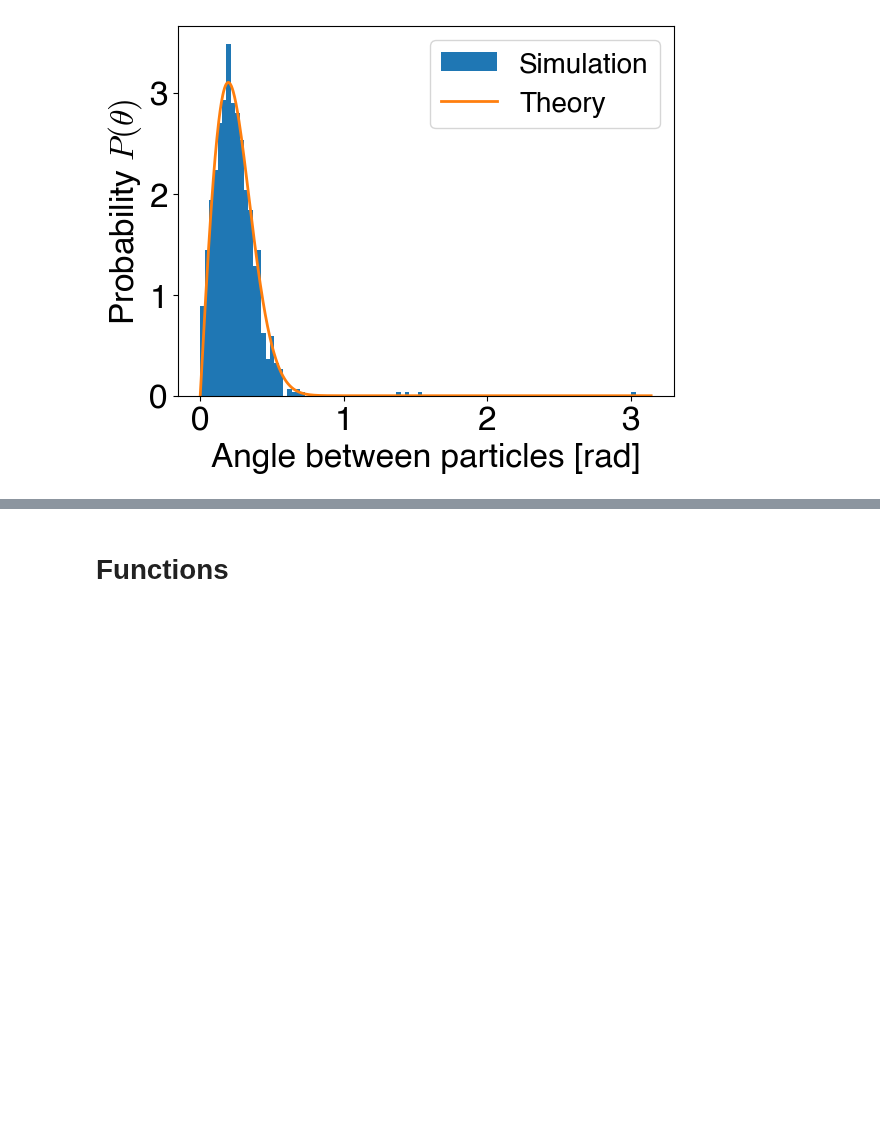
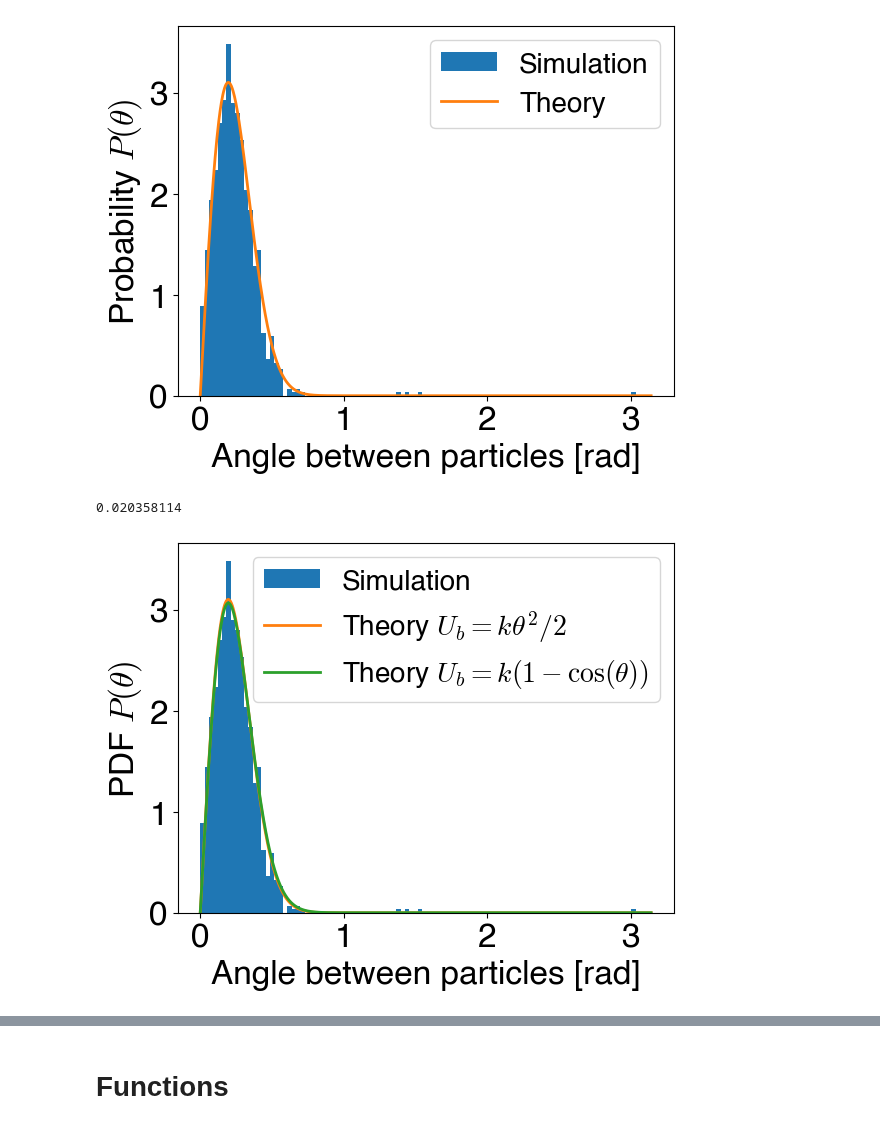
Before and after one commit to palladio11/aLENS_analysis, a Jupyter notebook: notebooks/semiflex_testing/bilateral_testing_analysis.ipynb, the cells around one changed output, grey strips where cells are left out. Drawn from its saved outputs; the diff is of its cells as text; code cells hidden in the pictures; blank space fills up the shorter version.

Commit message:
Added extended spring analysis

```diff
--- a/notebooks/semiflex_testing/bilateral_testing_analysis.ipynb
+++ b/notebooks/semiflex_testing/bilateral_testing_analysis.ipynb
@@ -271,3 +271,38 @@ with h5py.File(next(data_dir_list[3].glob('analysis/raw*.h5')), 'r') as h5_data:
 # %% [output]
 0.02035404
 [figure]
+# %%
+theta_arr = np.linspace(0, np.pi, 1000)
+sigma2 = .00411/kappa
+sigma = .00411/kappa
+partition_func1 = .5 * np.exp(-0.5*sigma)*np.sqrt(.5*np.pi*sigma)*( 2* erfi(np.sqrt(sigma*.5))
+                                                                   -erfi((1.j*np.pi+sigma)/np.sqrt(sigma*.5))
+                                                                   -erfi((-1.j*np.pi+sigma)/np.sqrt(sigma*.5)))
+prob_func1 = np.sin(theta_arr)*np.exp(-np.power(theta_arr,2)/(2.*sigma))/partition_func1
+partition_func2 = (1-np.exp(-2/(sigma2)))*(sigma2)
+prob_func2 = np.sin(theta_arr)*np.exp((np.cos(theta_arr)-1.)/(sigma2))/partition_func2
+
+# timestep = 0.0001
+# timesnap = 0.001
+# Total time = 10
+with h5py.File(next(data_dir_list[3].glob('analysis/raw*.h5')), 'r') as h5_data:
+    time_arr = h5_data['time'][:]
+    # Load in sylinder data
+    sy_dat = h5_data['raw_data/sylinders'][...]
+    com_arr = .5 * (sy_dat[:, 2:5, :] + sy_dat[:, 5:8, :])
+    distij_arr = np.linalg.norm(com_arr[1,:,:] - com_arr[0, :, :], axis=0)
+    distjk_arr = np.linalg.norm(com_arr[2,:,:] - com_arr[1, :, :], axis=0)
+    dirij_arr = (com_arr[1,:,:] - com_arr[0, :, :]) / distij_arr
+    dirjk_arr = (com_arr[2,:,:] - com_arr[1, :, :]) / distjk_arr
+    dot_arr = np.einsum('ij,ij->j', dirij_arr, dirjk_arr)
+    angle_arr = np.arccos(dot_arr)
+    _ = plt.hist(angle_arr, bins=100, density=True, label='Simulation')
+    _ = plt.plot(theta_arr, prob_func1, label='Theory $U_b = k\\theta^2/2$')
+    _ = plt.plot(theta_arr, prob_func2, label='Theory $U_b = k(1-\cos(\\theta))$')
+    _ = plt.legend()
+    _ = plt.xlabel('Angle between particles [rad]')
+    _ = plt.ylabel('PDF $P(\\theta)$')
+    print(dist_arr.mean())
+# %% [output]
+0.020358114
+[figure, added]
```
Also changed, not shown: parts of 9 cells of this notebook.
